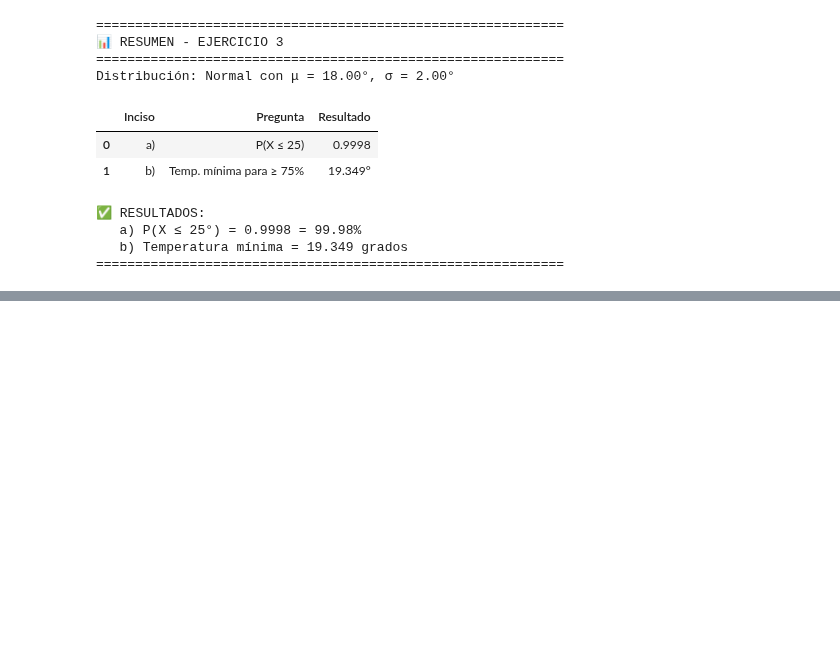
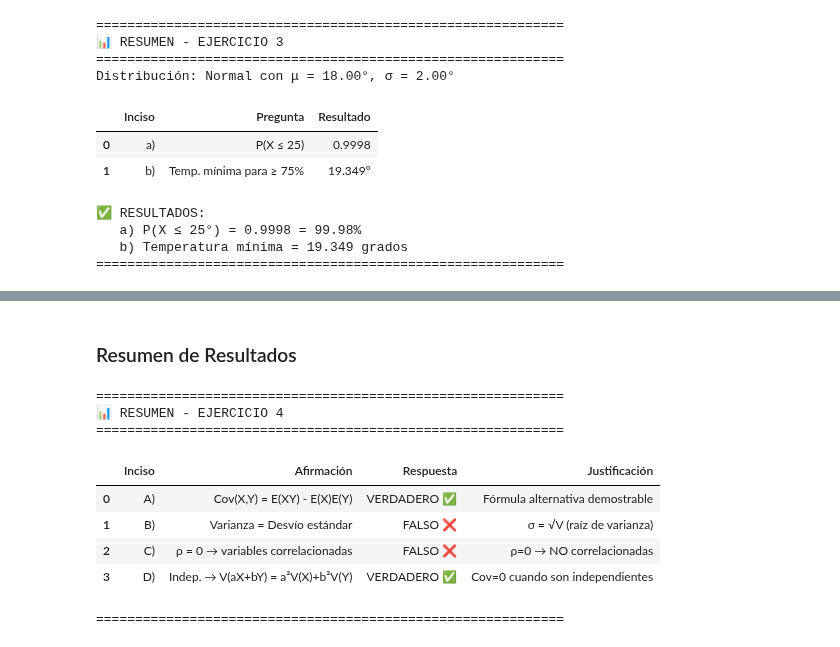
Before and after one commit to alexballera/estadisticas-tgad-fce, a Jupyter notebook: practicas/parciales/primero/ejercicios_adicionales.ipynb, the cells around one changed output, grey strips where cells are left out. Saved outputs shown, nothing was run; the diff lists cells and outputs as text; code cells hidden in the pictures; blank space fills up the shorter version.

```diff
--- a/practicas/parciales/primero/ejercicios_adicionales.ipynb
+++ b/practicas/parciales/primero/ejercicios_adicionales.ipynb
@@ -702,0 +1050,42 @@ Distribución: Normal con μ = 18.00°, σ = 2.00°
+# %% [markdown]
+### Resumen de Resultados
+# %%
+# Resumen final
+print("\n" + "="*60)
+print("📊 RESUMEN - EJERCICIO 4")
+print("="*60)
+
+resultados_ej4 = pd.DataFrame({
+    'Inciso': ['A)', 'B)', 'C)', 'D)'],
+    'Afirmación': [
+        'Cov(X,Y) = E(XY) - E(X)E(Y)',
+        'Varianza = Desvío estándar',
+        'ρ = 0 → variables correlacionadas',
+        'Indep. → V(aX+bY) = a²V(X)+b²V(Y)'
+    ],
+    'Respuesta': [
+        'VERDADERO ✅',
+        'FALSO ❌',
+        'FALSO ❌',
+        'VERDADERO ✅'
+    ],
+    'Justificación': [
+        'Fórmula alternativa demostrable',
+        'σ = √V (raíz de varianza)',
+        'ρ=0 → NO correlacionadas',
+        'Cov=0 cuando son independientes'
+    ]
+})
+
+display(resultados_ej4)
+print("="*60)
+# %% [output]
+============================================================
+📊 RESUMEN - EJERCICIO 4
+============================================================
+|  | Inciso | Afirmación | Respuesta | Justificación |
+| 0 | A) | Cov(X,Y) = E(XY) - E(X)E(Y) | VERDADERO ✅ | Fórmula alternativa demostrable |
+| 1 | B) | Varianza = Desvío estándar | FALSO ❌ | σ = √V (raíz de varianza) |
+| 2 | C) | ρ = 0 → variables correlacionadas | FALSO ❌ | ρ=0 → NO correlacionadas |
+| 3 | D) | Indep. → V(aX+bY) = a²V(X)+b²V(Y) | VERDADERO ✅ | Cov=0 cuando son independientes |
+============================================================
```
Also changed, not shown: parts of 19 cells of this notebook.
